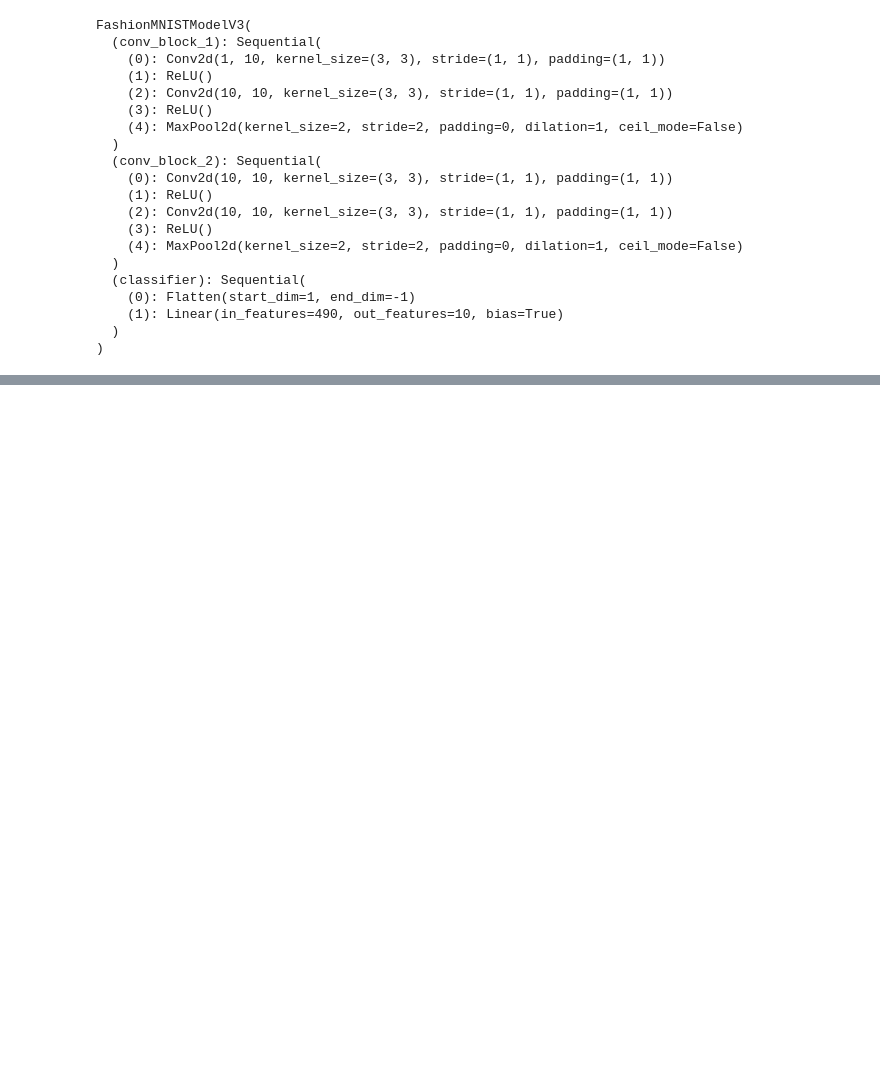
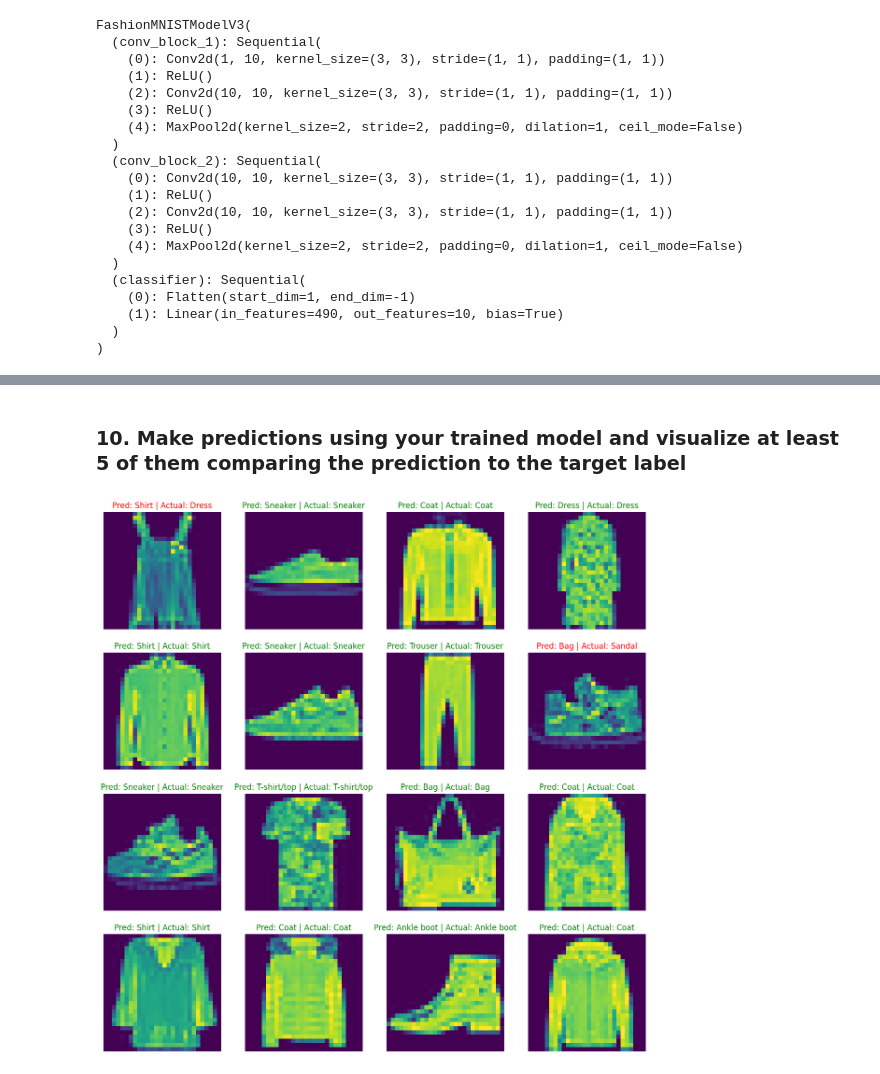
Before and after one commit to JustinTrannn/learningPytorch, a Jupyter notebook: 03_Pytorch_Computer_Vision.ipynb, the cells around one changed output, grey strips where cells are left out. Cells and saved outputs as stored; diff of their text form; code cells hidden in the pictures; blank space fills up the shorter version.

```diff
--- a/03_Pytorch_Computer_Vision.ipynb
+++ b/03_Pytorch_Computer_Vision.ipynb
@@ -1346,0 +1408,14 @@ tensor(True)
+# %%
+from torch.utils.data import DataLoader
+
+train_dataloader = DataLoader(
+    dataset=train_data,
+    batch_size=32,
+    shuffle=True
+)
+
+test_dataloader = DataLoader(
+    dataset=test_data,
+    batch_size=32,
+    shuffle=False
+)
@@ -1346,0 +1616,23 @@ tensor(True)
+# %% [markdown]
+### 10. Make predictions using your trained model and visualize at least 5 of them comparing the prediction to the target label
+# %%
+nrows=4
+ncols=4
+random_idx = random.sample(range(0, len(train_data)), nrows*ncols)
+
+plt.figure(figsize=(15,15))
+for i, idx in enumerate(random_idx):
+    img, label = train_data[idx]
+    plt.subplot(nrows, ncols, i+1)
+    plt.imshow(img.squeeze())
+    plt.axis(False)
+
+    predicted_label = exercise_model_0(img.unsqueeze(dim=0)).argmax(dim=1).item()
+    # print(predicted_label, label)
+    title = f"Pred: {class_names[predicted_label]} | Actual: {class_names[label]}"
+    if class_names[predicted_label] == class_names[label]:
+        plt.title(title, color='green')
+    else:
+        plt.title(title, color='red')
+# %% [output]
+[figure, added]
```
Also changed, not shown: parts of 35 cells of this notebook.
